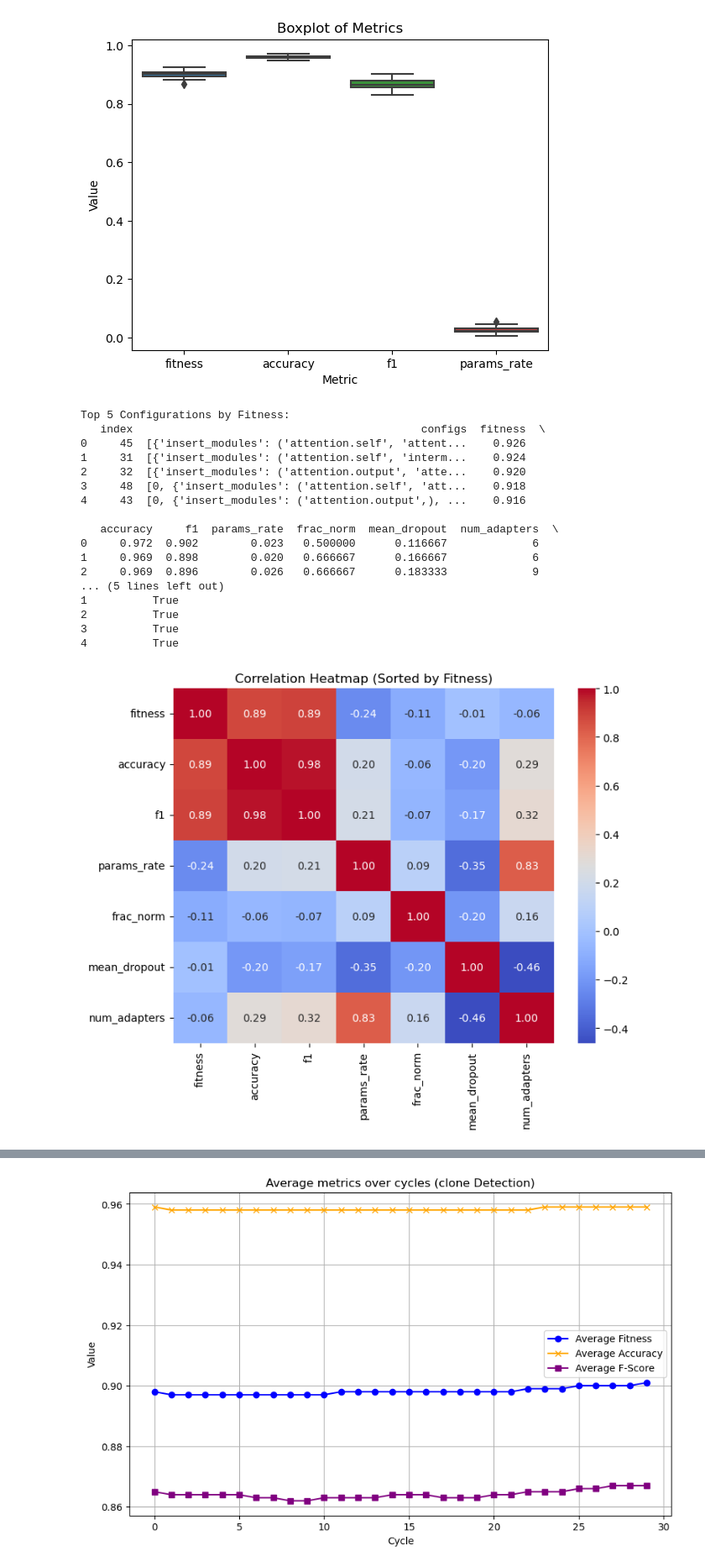
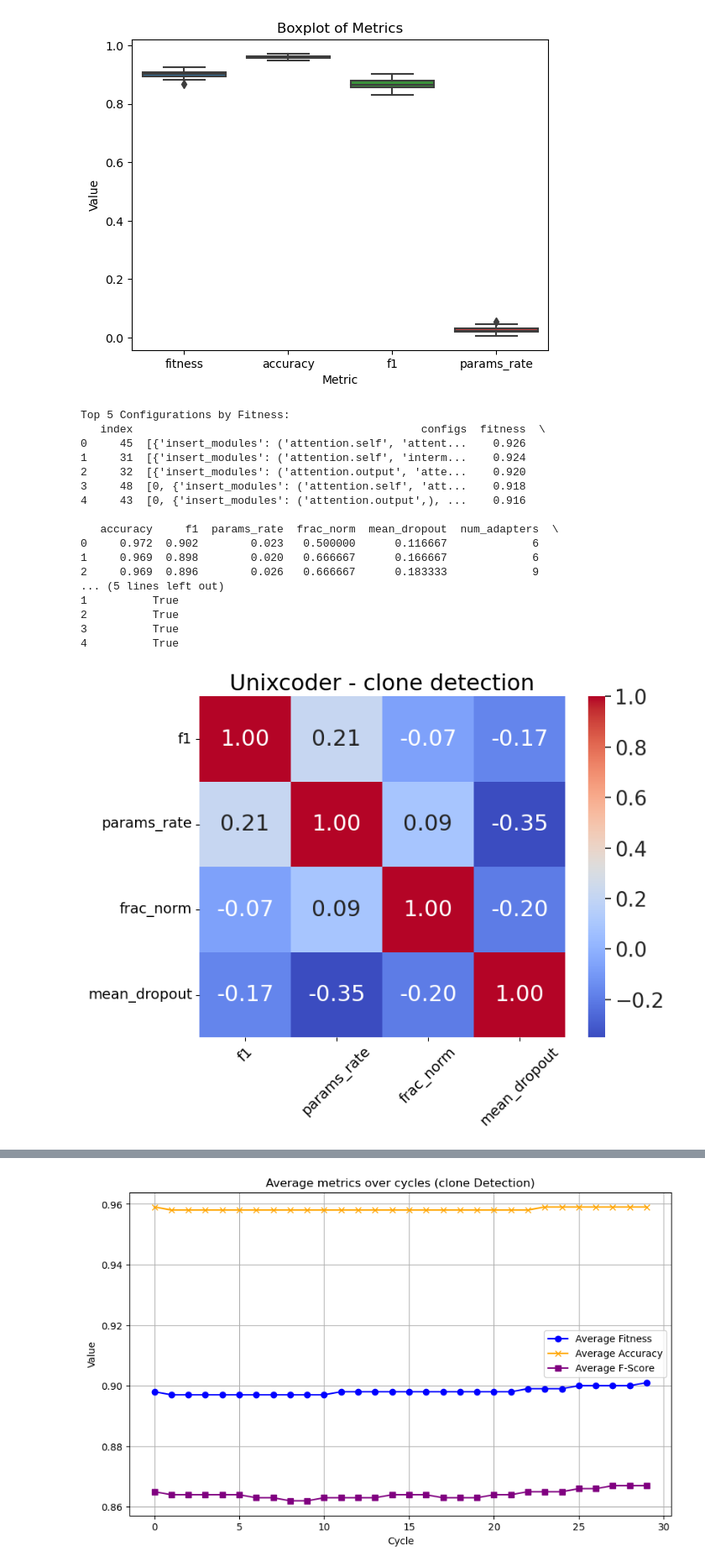
Before and after one commit to Amal-AK/Adapter-finetune, a Jupyter notebook: plots/analysis_unixcoder_clone.ipynb, the cells around one changed output, grey strips where cells are left out. Shown: that part at 84% size. Drawn from its saved outputs; the diff is of its cells as text; code cells hidden in the pictures.

```diff
--- a/plots/analysis_unixcoder_clone.ipynb
+++ b/plots/analysis_unixcoder_clone.ipynb
@@ -207,51 +207,40 @@ df["num_adapters"] = df["configs"].apply(lambda c: analyze_config_list(c)[2])
 df["has_any_norm"] = df["frac_norm"] > 0
 
 
 
 # Example: Sort by 'fitness' descending
 df_sorted = df.sort_values(by='fitness', ascending=False).reset_index(drop=True)
 print("\nTop 5 Configurations by Fitness:")
 print(df_sorted.head(5))
 
 # 4. Correlation Heatmap
 plt.figure(figsize=(8, 6))
-sns.heatmap(df_sorted[["fitness", "accuracy", "f1", "params_rate", "frac_norm", "mean_dropout", "num_adapters"]].corr(), annot=True, cmap="coolwarm", fmt=".2f")
-plt.title("Correlation Heatmap (Sorted by Fitness)")
+plt.xticks(fontsize=14, rotation=45)  # Rotate x-axis labels for better readability
+plt.yticks(fontsize=14, rotation=0)
+sns.set_theme(
+    style="whitegrid",        # Background style
+    font_scale=1.8        # Scale for all text elements
+)
+
+sns.heatmap(df_sorted[["f1", "params_rate", "frac_norm", "mean_dropout"]].corr(), annot=True, cmap="coolwarm", fmt=".2f")
+plt.title("Unixcoder - clone detection")
 plt.show()
-
-
-
-
-# 6. Scatter Plot: Fraction of Normalized Adapters vs. F1
-plt.figure(figsize=(8, 6))
-scatter = sns.scatterplot(
-    data=df_sorted, x="frac_norm", y="f1",
-    hue="mean_dropout", size="params_rate",
-    palette="viridis", sizes=(50, 300),
-    alpha=0.7, edgecolor=None
-)
-plt.title("Fraction of Normalized Adapters vs. F1 Score")
-plt.xlabel("Fraction of Adapters with Normalization")
-plt.ylabel("F1 Score")
-plt.legend(bbox_to_anchor=(1.05, 1), loc="upper left", title="Mean Dropout & Params Rate")
-plt.tight_layout()
-plt.show()
 # %% [output]
 Top 5 Configurations by Fitness:
    index                                            configs  fitness  \
 0     45  [{'insert_modules': ('attention.self', 'attent...    0.926
 1     31  [{'insert_modules': ('attention.self', 'interm...    0.924
 2     32  [{'insert_modules': ('attention.output', 'atte...    0.920
 3     48  [0, {'insert_modules': ('attention.self', 'att...    0.918
 4     43  [0, {'insert_modules': ('attention.output',), ...    0.916
 
    accuracy     f1  params_rate  frac_norm  mean_dropout  num_adapters  \
 0     0.972  0.902        0.023   0.500000      0.116667             6
 1     0.969  0.898        0.020   0.666667      0.166667             6
 2     0.969  0.896        0.026   0.666667      0.183333             9
 ... (5 lines left out)
 1          True
 2          True
 3          True
 4          True
-[figure, old version]
+[figure, new version]
```
Also changed, not shown: parts of 2 cells of this notebook, 59 other files.
